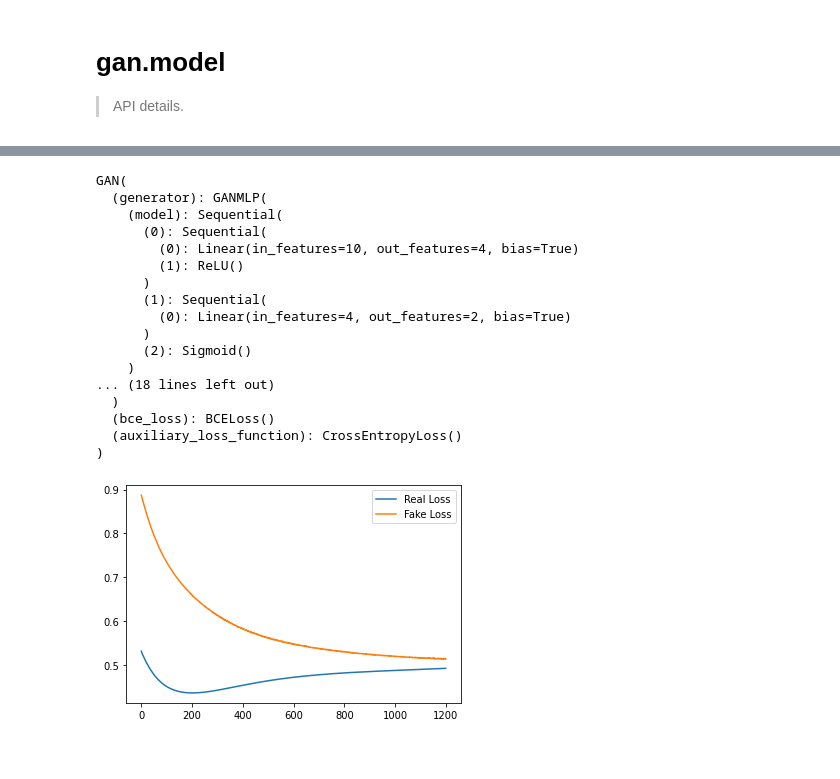
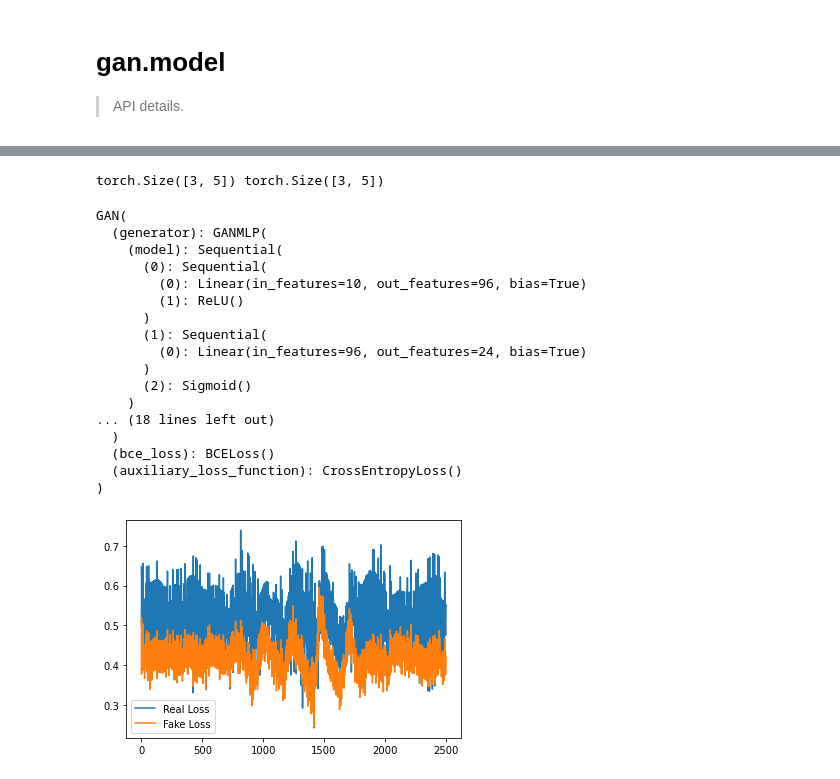
Before and after one commit to scribbler00/fastrenewables, a Jupyter notebook: nbs/10_gan.model.ipynb, the cells around one changed output, grey strips where cells are left out. Cells and saved outputs as stored; diff of their text form; code cells hidden in the pictures.

```diff
--- a/nbs/10_gan.model.ipynb
+++ b/nbs/10_gan.model.ipynb
@@ -319,14 +300,14 @@ class GAN(nn.Module):
 # %%
 #hide
 
-generator = GANMLP([n_z, n_hidden, n_in])
-discriminator = GANMLP([n_in, n_hidden, 1])
+generator = GANMLP([n_z, n_hidden*len_ts, n_in*len_ts])
+discriminator = GANMLP([n_in*len_ts, n_hidden*len_ts, 1*len_ts])
 gen_opt = torch.optim.Adam(generator.parameters())
 dis_opt = torch.optim.Adam(discriminator.parameters())
 model = GAN(generator, discriminator, gen_opt, dis_opt, n_z=n_z)
 print(model)
 
-data = DummyDataset(n_samples=100, n_cat_feats=n_in, n_cont_feats=n_in, n_targets=1, n_dim=2)
+data = SineDataset(n_samples, n_classes, n_features, len_ts)
 dl = torch.utils.data.DataLoader(data, batch_size=8, shuffle=True, drop_last=True)
 
 for e in tqdm(range(epochs)):
@@ -334,8 +315,6 @@ for e in tqdm(range(epochs)):
         x_cat = x_cat.to(model.device)
         x_cont = x_cont.to(model.device)
         y = y.to(model.device)
-        if y.dim() == 3:
-            y = y.flatten(1, 2)[:, 0]
 
         model.train_discriminator(x_cat, x_cont, y)
         model.train_generator(x_cat, x_cont, y)
@@ -420,14 +399,14 @@ class WGAN(GAN):
 # %%
 #hide
 
-generator = GANMLP([n_z, n_hidden, n_in])
-discriminator = GANMLP([n_in, n_hidden, 1], final_act_fct=None)
+generator = GANMLP([n_z, n_hidden*len_ts, n_in*len_ts])
+discriminator = GANMLP([n_in*len_ts, n_hidden*len_ts, 1*len_ts], final_act_fct=None)
 gen_opt = torch.optim.RMSprop(generator.parameters())
 dis_opt = torch.optim.RMSprop(discriminator.parameters())
 model = WGAN(generator, discriminator, gen_opt, dis_opt, n_z=n_z)
 print(model)
 
-data = DummyDataset(n_samples=100, n_cat_feats=n_in, n_cont_feats=n_in, n_targets=1, n_dim=2)
+data = SineDataset(n_samples, n_classes, n_features, len_ts)
 dl = torch.utils.data.DataLoader(data, batch_size=8, shuffle=True, drop_last=True)
 
 for e in tqdm(range(epochs)):
@@ -435,8 +414,6 @@ for e in tqdm(range(epochs)):
         x_cat = x_cat.to(model.device)
         x_cont = x_cont.to(model.device)
         y = y.to(model.device)
-        if y.dim() == 3:
-            y = y.flatten(1, 2)[:, 0]
 
         model.train_discriminator(x_cat, x_cont, y)
         model.train_generator(x_cat, x_cont, y)
@@ -480,67 +457,73 @@ class AuxiliaryDiscriminator(torch.nn.Module):
         self.final_input_size = final_input_size
         self.len_ts = len_ts
 
-        self.adv_layer = nn.Sequential(nn.Linear(self.final_input_size, 1), nn.Sigmoid())
-        self.aux_layer = nn.Sequential(nn.Linear(self.final_input_size, self.n_classes), nn.Softmax(dim=1))
+        self.adv_layer = nn.Sequential(nn.Linear(self.final_input_size*len_ts, 1), nn.Sigmoid())
+        self.aux_layer = nn.Sequential(nn.Linear(self.final_input_size*len_ts, n_classes), nn.Softmax(dim=1))
 
     def forward(self, cats, conts):
         out = self.basic_discriminator(cats, conts)
         validity = self.adv_layer(out)
         label = self.aux_layer(out)
-
         return (validity, label)
+# %%
+loss = nn.CrossEntropyLoss()
+class_probs = torch.rand(3, 5, requires_grad=True)
+y = torch.rand(3, 5).softmax(dim=1)
+output = loss(class_probs, y)
+print(class_probs.shape, y.shape)
+# %% [output]
+torch.Size([3, 5]) torch.Size([3, 5])
 # %%
 #hide
 
-generator = GANMLP([n_z, n_hidden, n_in])
-discriminator = GANMLP([n_in, n_hidden])
-discriminator = AuxiliaryDiscriminator(basic_discriminator=discriminator, n_classes=2, final_input_size=n_hidden, len_ts=1)
+generator = GANMLP([n_z, n_hidden*len_ts, n_in*len_ts])
+discriminator = GANMLP([n_in*len_ts, n_hidden*len_ts])
+discriminator = AuxiliaryDiscriminator(basic_discriminator=discriminator, n_classes=2, final_input_size=n_hidden, len_ts=len_ts)
 gen_opt = torch.optim.Adam(generator.parameters())
 dis_opt = torch.optim.Adam(discriminator.parameters())
 model = GAN(generator, discriminator, gen_opt, dis_opt, n_z=n_z, auxiliary=True)
 print(model)
 
-data = DummyDataset(n_samples=100, n_cat_feats=n_in, n_cont_feats=n_in, n_targets=1, n_dim=2)
+data = SineDataset(n_samples, n_classes, n_features, len_ts)
 dl = torch.utils.data.DataLoader(data, batch_size=8, shuffle=True, drop_last=True)
 
 for e in tqdm(range(epochs)):
     for x_cat, x_cont, y in dl:
         x_cat = x_cat.to(model.device)
         x_cont = x_cont.to(model.device)
+        y = y.squeeze(1)
         y = y.to(model.device)
-        if y.dim() == 3:
-            y = y.flatten(1, 2)[:, 0]
 
         model.train_discriminator(x_cat, x_cont, y)
         model.train_generator(x_cat, x_cont, y)
 
 plt.figure()
 plt.plot(model.real_loss, label='Real Loss')
 plt.plot(model.fake_loss, label='Fake Loss')
 plt.legend()
 plt.show()
 
-assert(np.abs(model.real_loss[-1] - model.fake_loss[-1]) < 0.1)
+#assert(np.abs(model.real_loss[-1] - model.fake_loss[-1]) < 0.1)
 
 z = model.noise(x_cont)
 x_fake = model.generator(x_cat, z)
 assert((x_fake - x_cont).mean().abs().item() < 0.5)
 # %% [output]
 GAN(
   (generator): GANMLP(
     (model): Sequential(
       (0): Sequential(
-        (0): Linear(in_features=10, out_features=4, bias=True)
+        (0): Linear(in_features=10, out_features=96, bias=True)
         (1): ReLU()
       )
       (1): Sequential(
-        (0): Linear(in_features=4, out_features=2, bias=True)
+        (0): Linear(in_features=96, out_features=24, bias=True)
       )
       (2): Sigmoid()
     )
 ... (18 lines left out)
   )
   (bce_loss): BCELoss()
   (auxiliary_loss_function): CrossEntropyLoss()
 )
-[figure, old version]
+[figure, new version]
```
Also changed, not shown: parts of 16 cells of this notebook, 6 other files.
